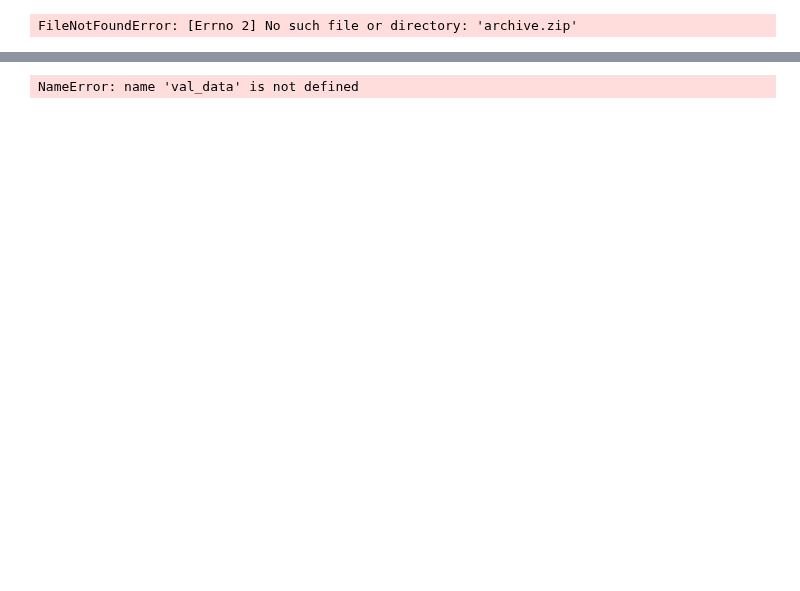
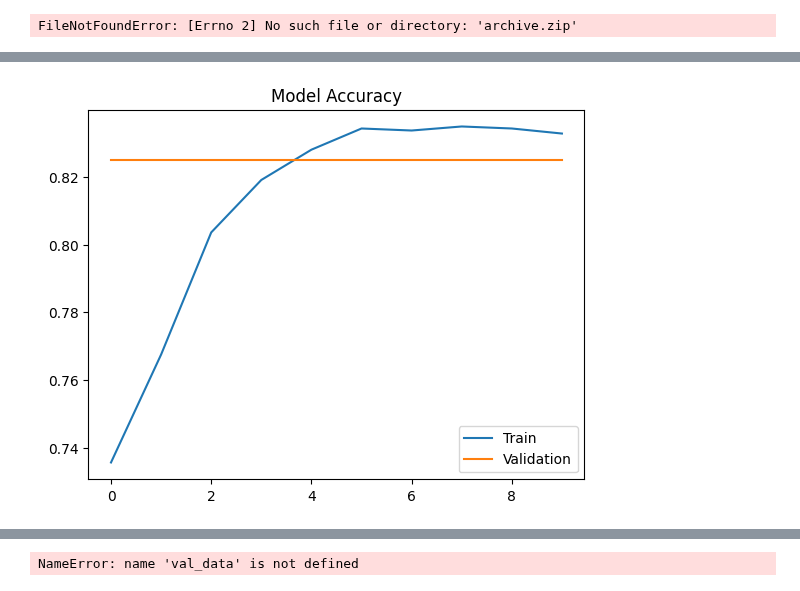
Before and after one commit to Laljanbasha111/Laljanbasha111, a Jupyter notebook: tuberculosis_b.ipynb, the cells around one changed output, grey strips where cells are left out. Saved outputs shown, nothing was run; the diff lists cells and outputs as text; code cells hidden in the pictures; blank space fills up the shorter version.

```diff
--- a/tuberculosis_b.ipynb
+++ b/tuberculosis_b.ipynb
@@ -40,0 +131,2 @@ BadZipFile: File is not a zip file
+# %%
+model.fit(train_data, validation_data=val_data, epochs=10)
@@ -40,0 +187,7 @@ BadZipFile: File is not a zip file
+# %%
+model.fit(
+    train_data,
+    validation_data=val_data,
+    epochs=10,
+    class_weight=class_weights
+)
@@ -40,0 +248,10 @@ BadZipFile: File is not a zip file
+# %%
+model.compile(
+    optimizer=tf.keras.optimizers.Adam(1e-5),
+    loss='binary_crossentropy',
+    metrics=[
+        'accuracy',
+        tf.keras.metrics.Precision(),
+        tf.keras.metrics.Recall()
+    ]
+)
@@ -40,0 +326,6 @@ BadZipFile: File is not a zip file
+# %%
+history = model.fit(
+    train_data,
+    validation_data=val_data,
+    epochs=10
+)
@@ -40,0 +353,10 @@ BadZipFile: File is not a zip file
+# %%
+import matplotlib.pyplot as plt
+
+plt.plot(history.history['accuracy'])
+plt.plot(history.history['val_accuracy'])
+plt.legend(['Train', 'Validation'])
+plt.title('Model Accuracy')
+plt.show()
+# %% [output]
+[figure, added]
```
Also changed, not shown: parts of 131 cells of this notebook.
